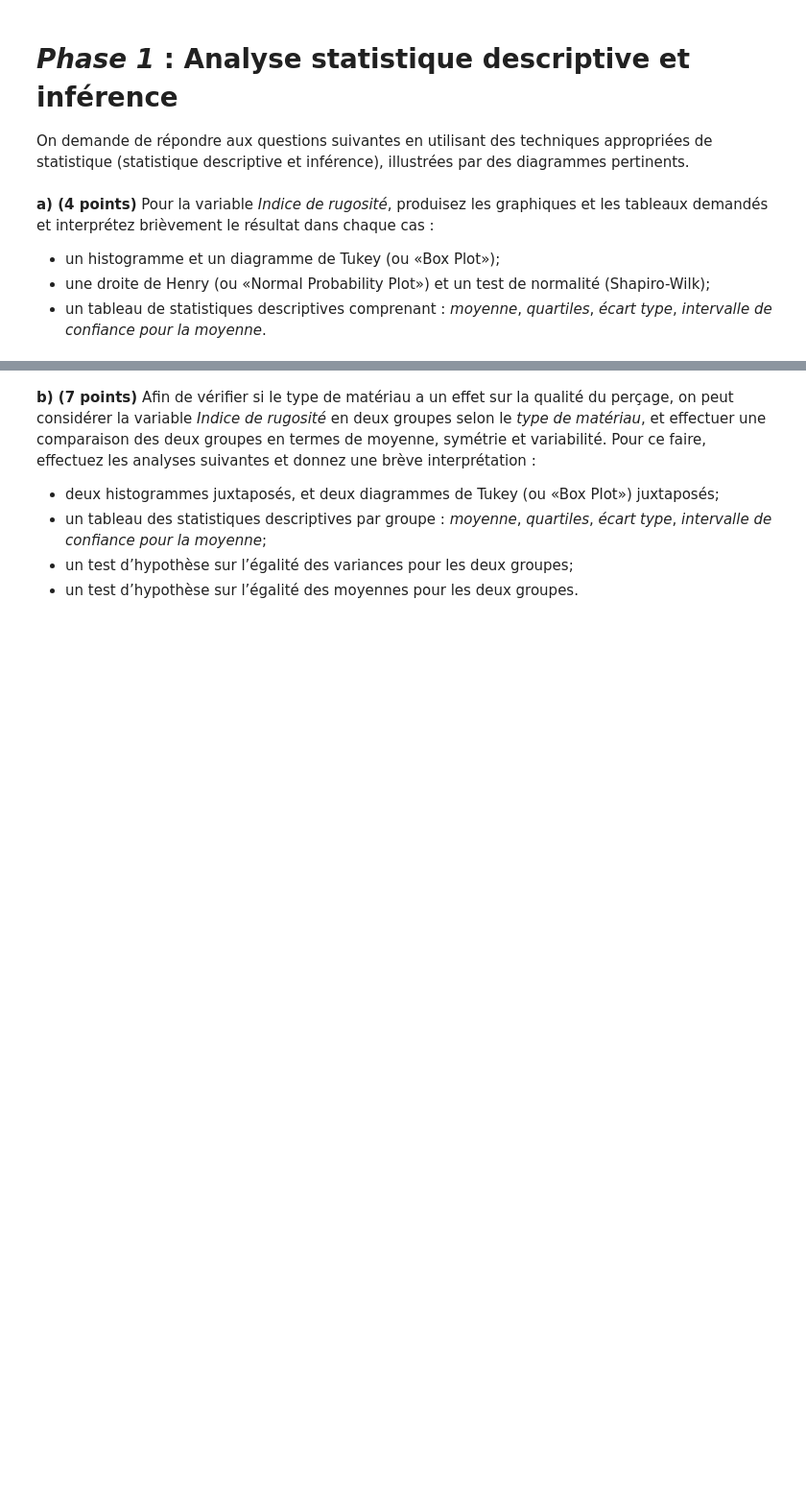
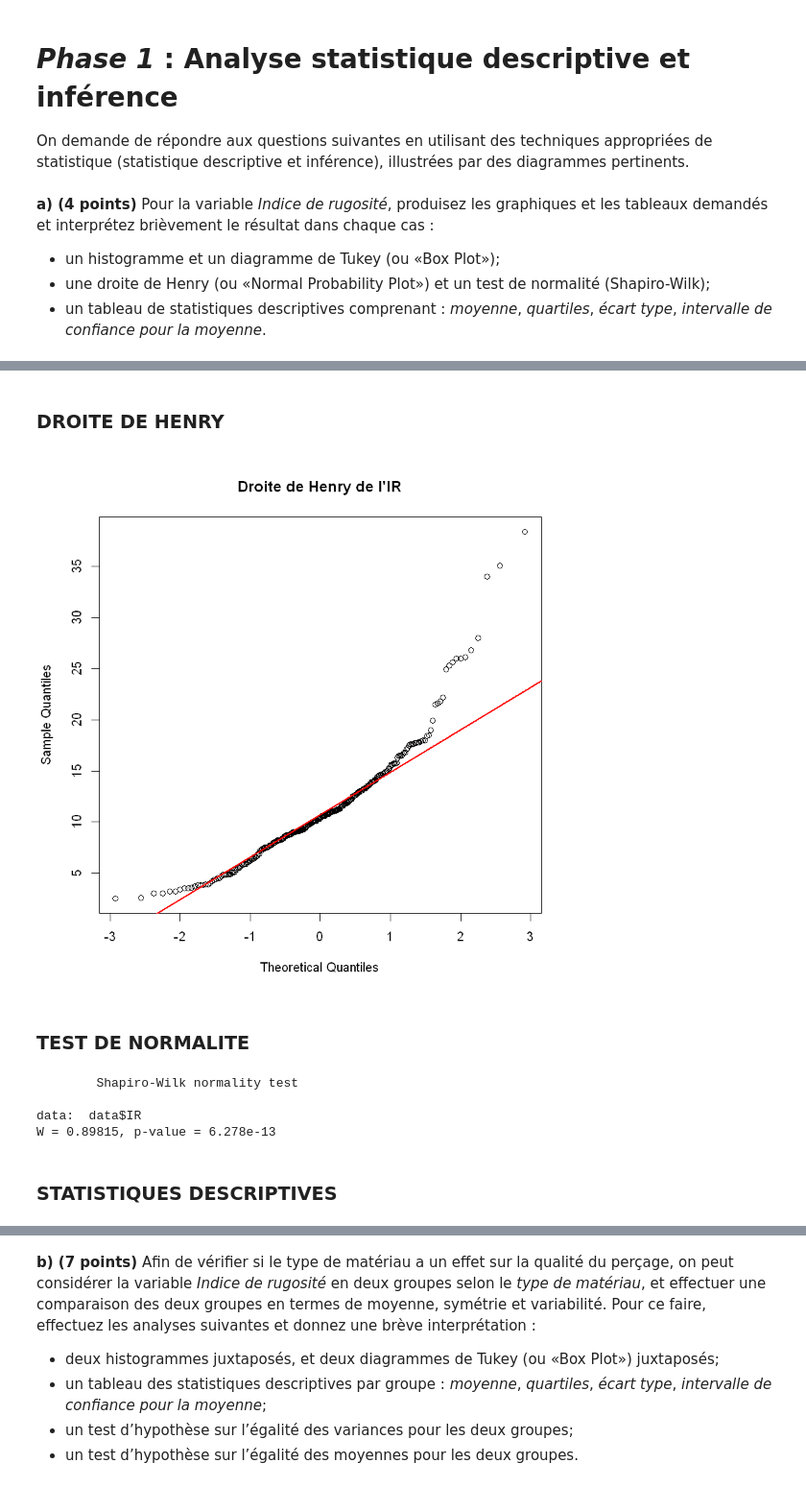
Before and after one commit to yaaks7/DEVOIR-MTH2302, a Jupyter notebook: devoir.ipynb, the cells around one changed output, grey strips where cells are left out. Shown at 96% size. Drawn from its saved outputs; the diff is of its cells as text; code cells hidden in the pictures; blank space fills up the shorter version.

Commit message:
Sequence 1 (F.test et T.test a finir)

```diff
--- a/devoir.ipynb
+++ b/devoir.ipynb
@@ -50,0 +74,19 @@ On demande de répondre aux questions suivantes en utilisant des techniques appr
+# %% [markdown]
+### DROITE DE HENRY
+# %%
+qqnorm(data$IR, main = "Droite de Henry de l'IR")
+qqline(data$IR, col = "red", lwd = 2)
+# %% [output]
+[figure, added]
+# %% [markdown]
+### TEST DE NORMALITE
+# %%
+shapiro_test <- shapiro.test(data$IR)
+shapiro_test
+# %% [output]
+        Shapiro-Wilk normality test
+
+data:  data$IR
+W = 0.89815, p-value = 6.278e-13
+# %% [markdown]
+### STATISTIQUES DESCRIPTIVES
```
Also changed, not shown: parts of 16 cells of this notebook.
